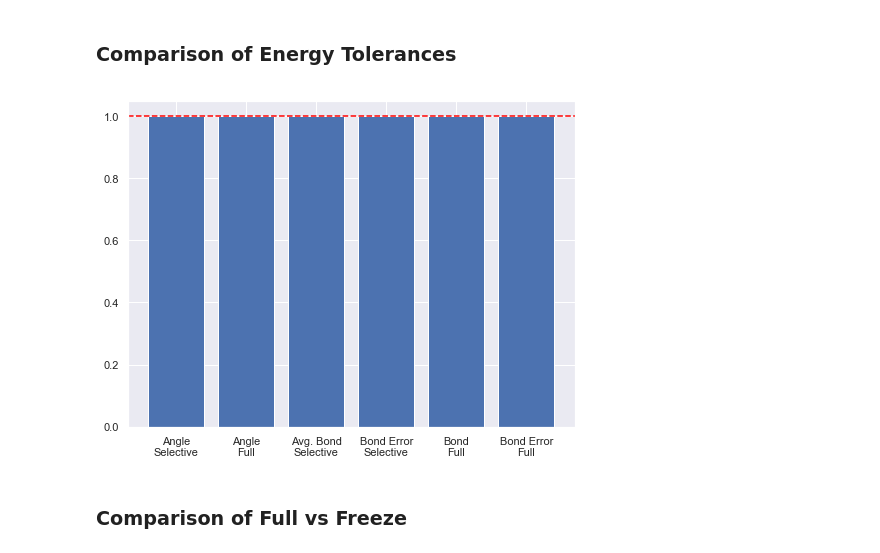
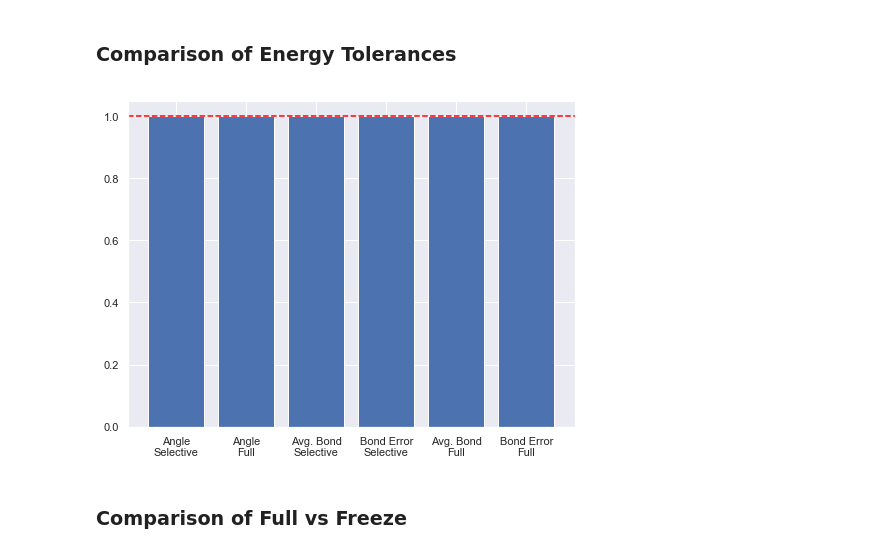
Before and after one commit to gvermillion/msc_thesis, a Jupyter notebook: decoupling_assumption/compare_full_freeze_relaxation.ipynb, the cells around one changed output. Drawn from its saved outputs; the diff is of its cells as text; code cells hidden in the pictures.

```diff
--- a/decoupling_assumption/compare_full_freeze_relaxation.ipynb
+++ b/decoupling_assumption/compare_full_freeze_relaxation.ipynb
@@ -99,19 +99,19 @@ vals_2 = df.iloc[1,:].apply(float)
 # %%
 sns.set();
 
 y=vals_1/vals_2
 y = [j for i,j in enumerate(y) if i not in [2,3,8,9]]
 x=np.arange(len(y))
 
-labels = ["Angle\nSelective","Angle\nFull","Avg. Bond\nSelective","Bond Error\nSelective","Bond\nFull","Bond Error\nFull"]
+labels = ["Angle\nSelective","Angle\nFull","Avg. Bond\nSelective","Bond Error\nSelective","Avg. Bond\nFull","Bond Error\nFull"]
 
 plt.figure(figsize=(8,6));
 #plt.title("Ratio of Different Structural Parameters\nEDIFF: 1E-4/1E-5",size=16);
 plt.bar(x,y);
 plt.gca().axhline(1.0,ls="--",color="red")
 plt.xticks(x,labels);
 # %% [output]
-[figure, old version]
+[figure, new version]
 # %% [markdown]
 ### Comparison of Full vs Freeze
 # %%
```
Also changed, not shown: 3 other files.
